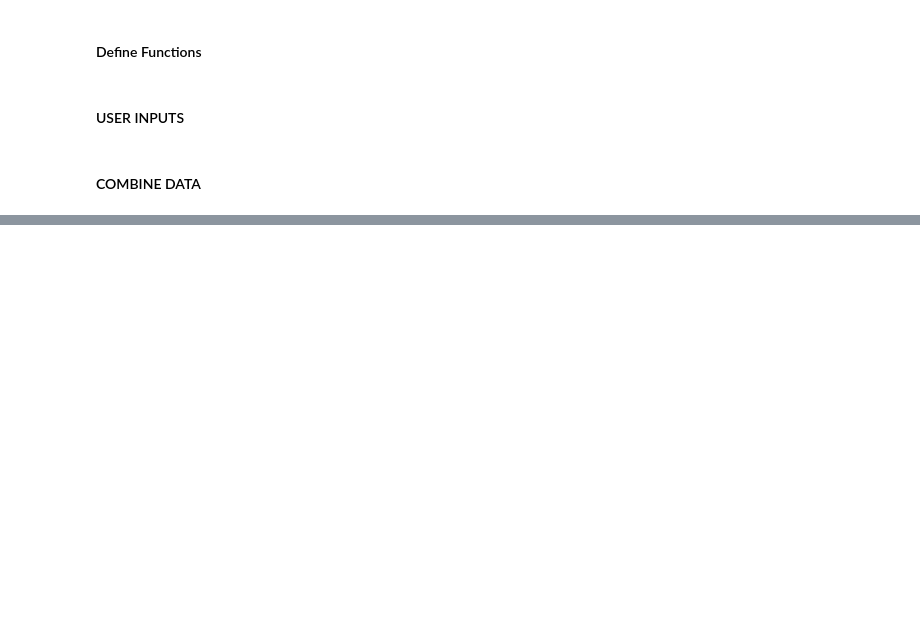
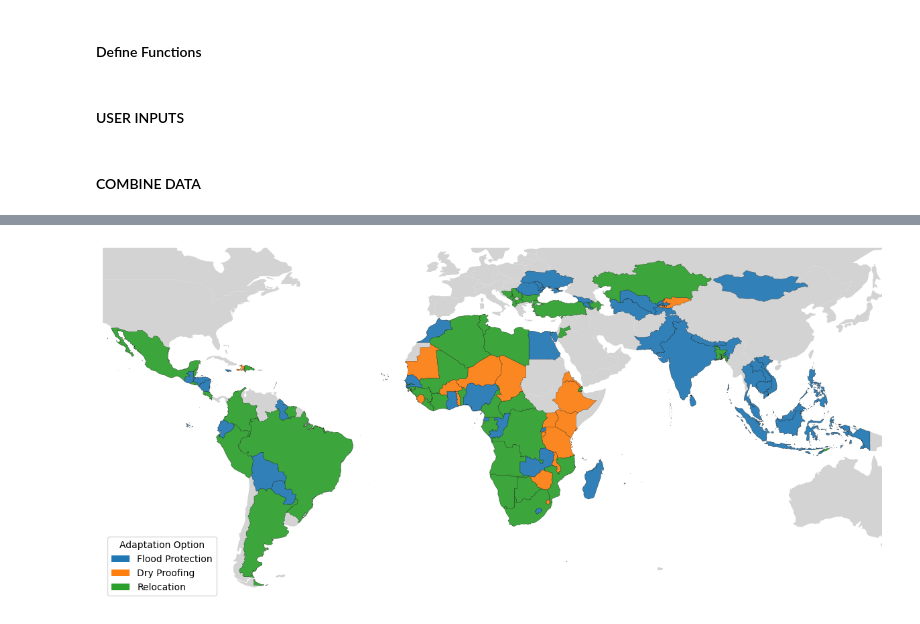
Before and after one commit to mvbnffc/flood-wealth, a Jupyter notebook: notebooks/4_adaptation_figures.ipynb, the cells around one changed output, grey strips where cells are left out. Cells and saved outputs as stored; diff of their text form; code cells hidden in the pictures; blank space fills up the shorter version.

```diff
--- a/notebooks/4_adaptation_figures.ipynb
+++ b/notebooks/4_adaptation_figures.ipynb
@@ -567,5 +317,5 @@ def calculate_bcr(baseline_df, adapted_df, cost_df, time_period=20, discount_rat
 # %%
 # Run benefit-cost analysis
-results_fp = calculate_bcr(baseline, adapted_fp, cost_fp, time_period=time_period, discount_rate=discount_rate)
-results_dp = calculate_bcr(baseline, adapted_dp, cost_dp, time_period=time_period, discount_rate=discount_rate)
-results_rl = calculate_bcr(baseline, adapted_rl, cost_rl, time_period=time_period, discount_rate=discount_rate)
+results_fp = calculate_bcr(baseline, adapted_fp, cost_fp, time_period=fp_time_period, discount_rate=fp_discount_rate)
+results_dp = calculate_bcr(baseline, adapted_dp, cost_dp, time_period=dp_time_period, discount_rate=dp_discount_rate)
+results_rl = calculate_bcr(baseline, adapted_rl, cost_rl, time_period=rl_time_period, discount_rate=rl_discount_rate)
@@ -587,0 +322,10 @@ results_fp.sort_values('annual_benefits', ascending=False)[10:]
+# %%
+# Run CI metrics
+fp_CI_results = calculate_ci_change(baseline_CI, adapted_fp_CI)
+dp_CI_results = calculate_ci_change(baseline_CI, adapted_dp_CI)
+rl_CI_results = calculate_ci_change(baseline_CI, adapted_rl_CI)
+# %%
+combined_metrics = combine_all_metrics(results_fp, results_dp, results_rl, fp_CI_results, dp_CI_results, rl_CI_results)
+# %%
+priority = ['flood_protection', 'dry_proofing', 'relocation']
+best_adaptation = pick_best_adaptation(combined_metrics, priority=priority)
@@ -587,0 +340,62 @@ results_fp.sort_values('annual_benefits', ascending=False)[10:]
+# %%
+# Plot a map of the adaptation options
+# Map parameters
+figsize = (15, 10)
+adapt_colors = {
+    'flood_protection': '#1f77b4',  # blue
+    'dry_proofing':     '#ff7f0e',  # orange
+    'relocation':       '#2ca02c',  # green
+}
+xmin = -120
+xmax = 145
+ymin = -60
+ymax = 60
+
+# Create a copy of original dataframe for mapping
+map_df = best_adaptation.copy()
+# Simplify the admin boundaries (useful for plotting)
+map_df['geometry'] = map_df['geometry'].simplify(tolerance=0.1)
+
+# Color each row by its adaptation
+map_df['color'] = map_df['adaptation'].map(adapt_colors)
+
+fig, ax = plt.subplots(1, 1, figsize=figsize)
+
+# Create a basemap of the world
+world_url = "https://naciscdn.org/naturalearth/110m/cultural/ne_110m_admin_0_countries.zip"
+try:
+    world = gpd.read_file(world_url)
+    world.plot(ax=ax, color='lightgray')
+except Exception as e:
+    print(f"Couldn't load world map from URL: {e}")
+    print("Proceeding without background world map")
+
+# Create a mask for rows with non-null color values
+valid_data = ~map_df['color'].isna()
+
+# Plot coutnries with data using metric to control color
+map_df[valid_data].plot(ax=ax,
+                        color=map_df['color'],
+                        edgecolor='black',
+                        linewidth=0.2,
+                        alpha=0.9,
+                        zorder=1)
+
+# # # Add title explicitly to the ax object, not using plt.title
+# ax.set_title(title, fontsize=15, pad=20)
+
+# Legend (categorical)
+legend_handles = [mpatches.Patch(facecolor=adapt_colors[opt], edgecolor='none', label=opt.replace('_', ' ').title())
+                  for opt in priority]
+ax.legend(handles=legend_handles, title="Adaptation Option", loc='lower left', frameon=True)
+
+# Set extent
+ax.set_xlim(xmin, xmax)
+ax.set_ylim(ymin, ymax)
+
+# Turn off the axis
+ax.set_axis_off()
+
+plt.show()
+# %% [output]
+[figure, added]
```
Also changed, not shown: parts of 41 cells of this notebook, 2 other files.
